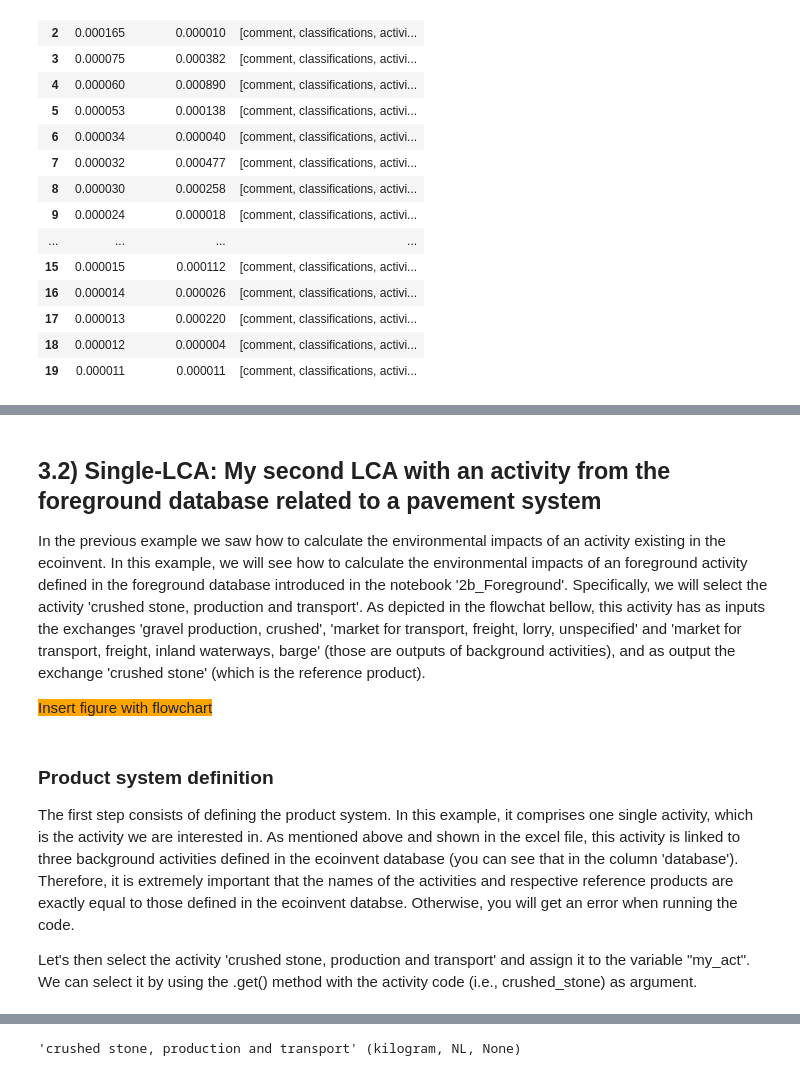
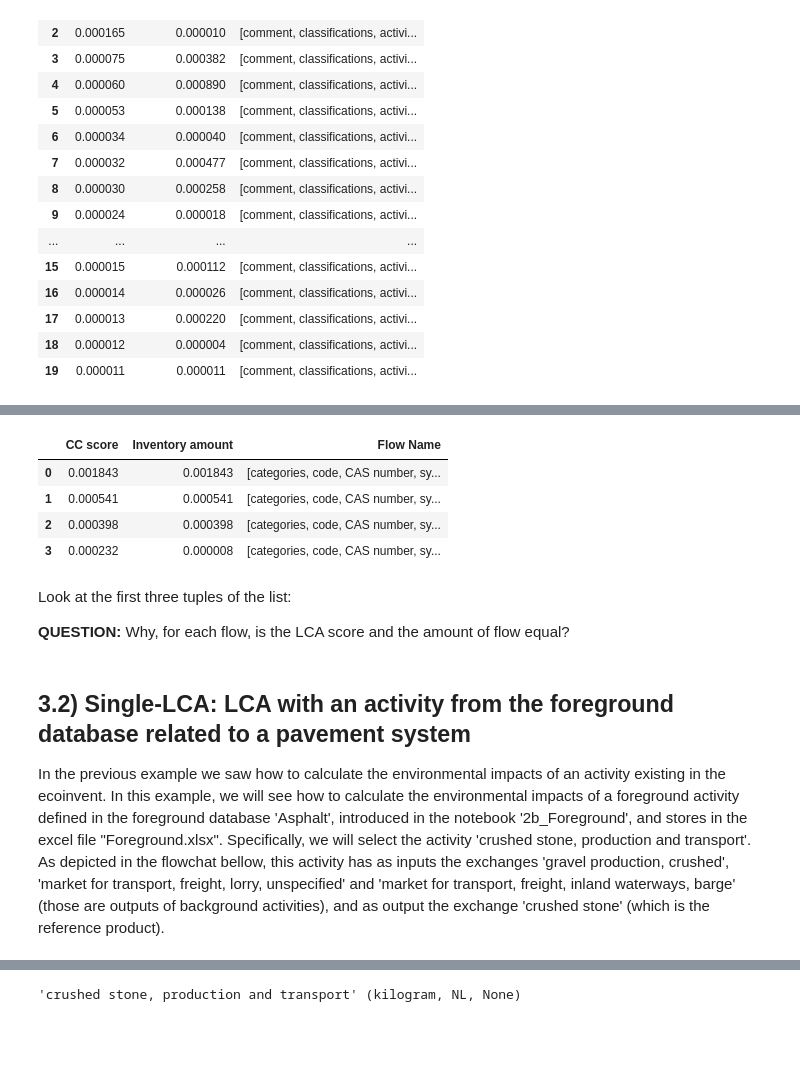
Before and after one commit to andreavargasf/SustainableTransportationInfra, a Jupyter notebook: 3_StaticLCA.ipynb, the cells around one changed output, grey strips where cells are left out. Saved outputs shown, nothing was run; the diff lists cells and outputs as text; code cells hidden in the pictures; blank space fills up the shorter version.

```diff
--- a/3_StaticLCA.ipynb
+++ b/3_StaticLCA.ipynb
@@ -280,0 +311,3 @@ df
+# %%
+results_bio_flows = ca.annotated_top_emissions(myFirstLCA, limit=0.05, limit_type='percent')
+results_bio_flows
@@ -281,12 +327,17 @@ df
+# %%
+df = pd.DataFrame(results_bio_flows, columns=['CC score', 'Inventory amount', 'Flow Name'])
+df
+# %% [output]
+|  | CC score | Inventory amount | Flow Name |
+| 0 | 0.001843 | 0.001843 | [categories, code, CAS number, sy... |
+| 1 | 0.000541 | 0.000541 | [categories, code, CAS number, sy... |
+| 2 | 0.000398 | 0.000398 | [categories, code, CAS number, sy... |
+| 3 | 0.000232 | 0.000008 | [categories, code, CAS number, sy... |
+# %% [markdown]
+Look at the first three tuples of the list:
+
+**QUESTION:** Why, for each flow, is the LCA score and the amount of flow equal?
 # %% [markdown]
-## 3.2) Single-LCA: My second LCA with an activity from the foreground database related to a pavement system
+## 3.2) Single-LCA: LCA with an activity from the foreground database related to a pavement system <a name="single_lca2"></a>
 
-In the previous example we saw how to calculate the environmental impacts of an activity existing in the ecoinvent. In this example, we will see how to calculate the environmental impacts of an foreground activity defined in the foreground database introduced in the notebook '2b_Foreground'. Specifically, we will select the activity 'crushed stone, production and transport'. As depicted in the flowchat bellow, this activity has as inputs the exchanges 'gravel production, crushed', 'market for transport, freight, lorry, unspecified' and 'market for transport, freight, inland waterways, barge' (those are outputs of background activities), and as output the exchange 'crushed stone' (which is the reference product).
-
-<span style='background:orange'> Insert figure with flowchart </span>
+In the previous example we saw how to calculate the environmental impacts of an activity existing in the ecoinvent. In this example, we will see how to calculate the environmental impacts of a foreground activity defined in the foreground database 'Asphalt', introduced in the notebook '2b_Foreground', and stores in the excel file "Foreground.xlsx". Specifically, we will select the activity 'crushed stone, production and transport'. As depicted in the flowchat bellow, this activity has as inputs the exchanges 'gravel production, crushed', 'market for transport, freight, lorry, unspecified' and 'market for transport, freight, inland waterways, barge' (those are outputs of background activities), and as output the exchange 'crushed stone' (which is the reference product).
-# %% [markdown]
-### Product system definition
-
-The first step consists of defining the product system. In this example, it comprises one single activity, which is the activity we are interested in. As mentioned above and shown in the excel file, this activity is linked to three background activities defined in the ecoinvent database (you can see that in the column 'database'). Therefore, it is extremely important that the names of the activities and respective reference products are exactly equal to those defined in the ecoinvent databse. Otherwise, you will get an error when running the code.
-
-Let's then select the activity 'crushed stone, production and transport' and assign it to the variable "my_act". We can select it by using the .get() method with the activity code (i.e., crushed_stone) as argument.
```
Also changed, not shown: parts of 83 cells of this notebook, 7 other files.
